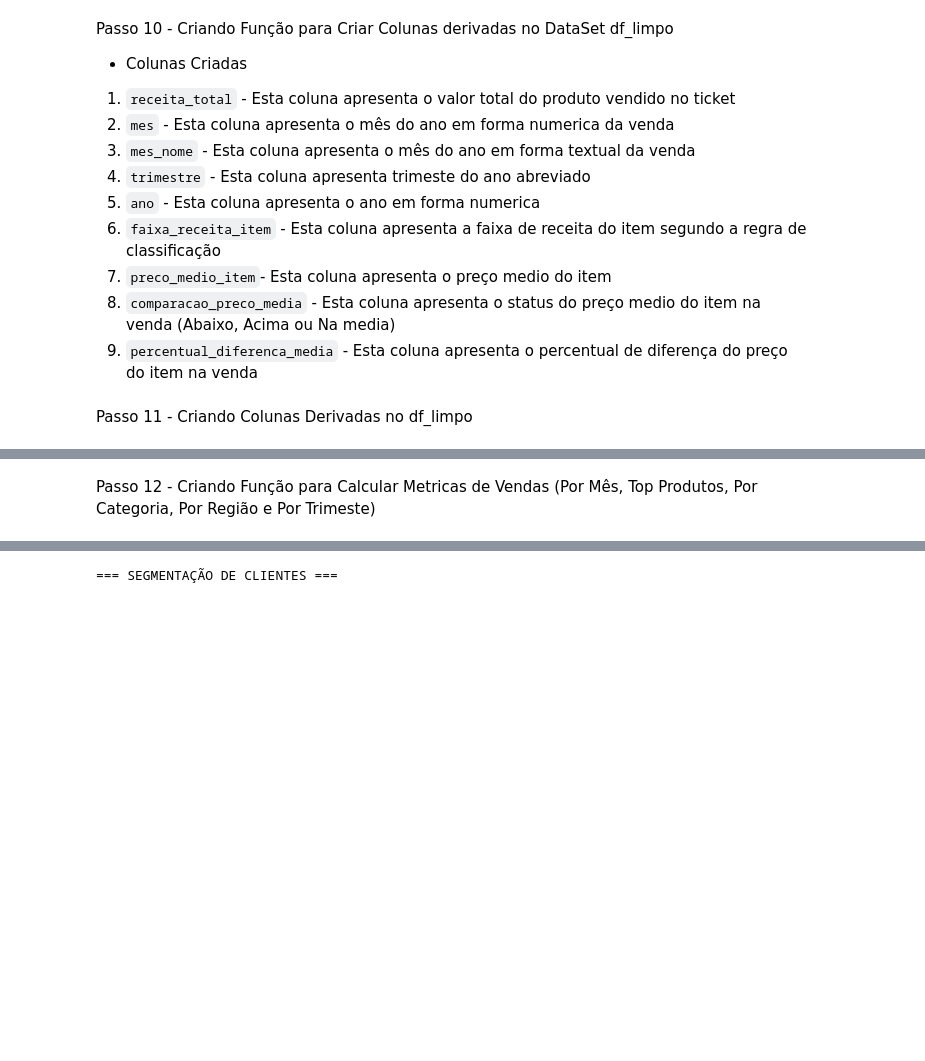
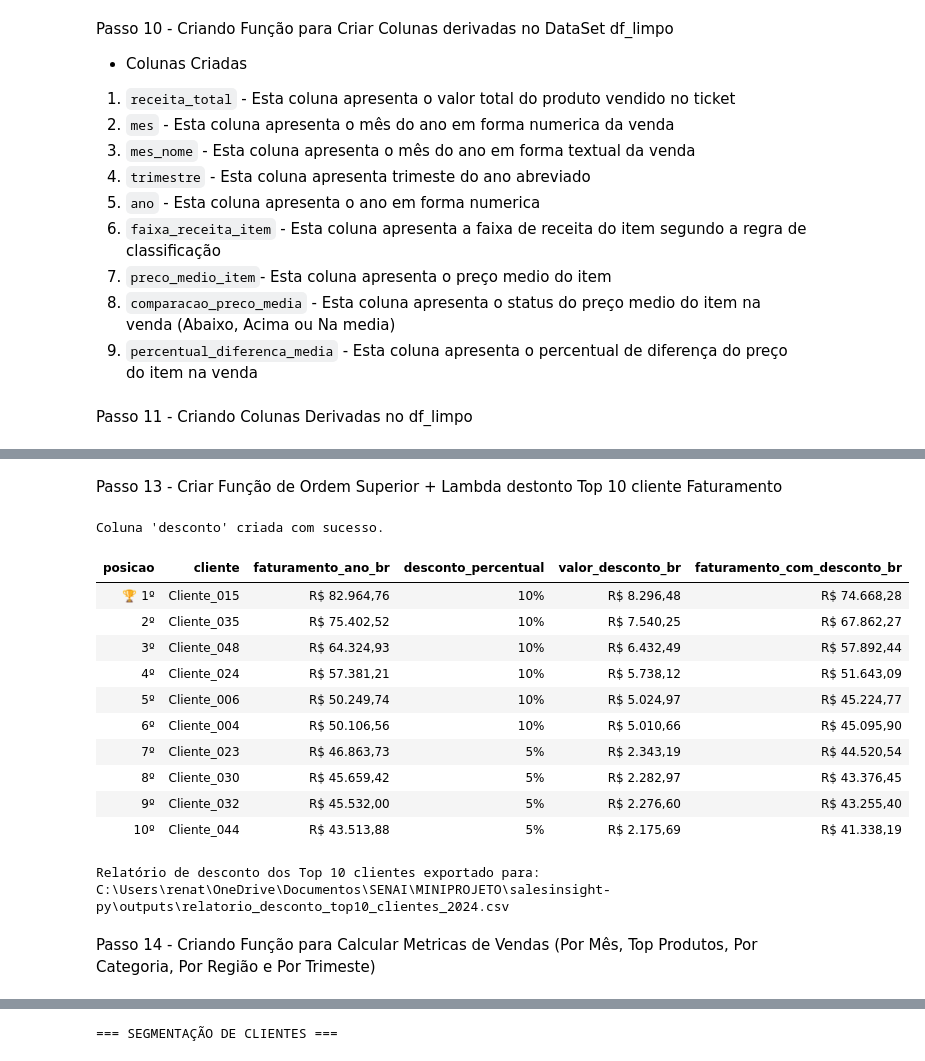
Before and after one commit to renatosadriano-debug/Analise-de-Vendas---salesinsight-py, a Jupyter notebook: salesinsight.ipynb, the cells around one changed output, grey strips where cells are left out. Cells and saved outputs as stored; diff of their text form; code cells hidden in the pictures; blank space fills up the shorter version.

Commit message:
feat/ nova funcionalidade relatorio top 10 clientes - organização de posição adequadada das celulas - correcao no codigo do main

```diff
--- a/salesinsight.ipynb
+++ b/salesinsight.ipynb
@@ -614,0 +983,2 @@ df_limpo = criar_colunas_derivadas(df_limpo)
+# %% [markdown]
+Passo 13 - Criar Função de Ordem Superior + Lambda destonto Top 10 cliente Faturamento
@@ -615,5 +1251,25 @@ df_limpo = criar_colunas_derivadas(df_limpo)
+# %%
+relatorio_desconto_top10_clientes_2024 = gerar_desconto_top10_clientes_df_limpo(
+    ano_referencia=2024,
+    pasta_outputs="outputs"
+)
+# %% [output]
+Coluna 'desconto' criada com sucesso.
+| posicao | cliente | faturamento_ano_br | desconto_percentual | valor_desconto_br | faturamento_com_desconto_br |
+| 🏆 1º | Cliente_015 | R$ 82.964,76 | 10% | R$ 8.296,48 | R$ 74.668,28 |
+| 2º | Cliente_035 | R$ 75.402,52 | 10% | R$ 7.540,25 | R$ 67.862,27 |
+| 3º | Cliente_048 | R$ 64.324,93 | 10% | R$ 6.432,49 | R$ 57.892,44 |
+| 4º | Cliente_024 | R$ 57.381,21 | 10% | R$ 5.738,12 | R$ 51.643,09 |
+| 5º | Cliente_006 | R$ 50.249,74 | 10% | R$ 5.024,97 | R$ 45.224,77 |
+| 6º | Cliente_004 | R$ 50.106,56 | 10% | R$ 5.010,66 | R$ 45.095,90 |
+| 7º | Cliente_023 | R$ 46.863,73 | 5% | R$ 2.343,19 | R$ 44.520,54 |
+| 8º | Cliente_030 | R$ 45.659,42 | 5% | R$ 2.282,97 | R$ 43.376,45 |
+| 9º | Cliente_032 | R$ 45.532,00 | 5% | R$ 2.276,60 | R$ 43.255,40 |
+| 10º | Cliente_044 | R$ 43.513,88 | 5% | R$ 2.175,69 | R$ 41.338,19 |
+Relatório de desconto dos Top 10 clientes exportado para:
+C:\Users\renat\OneDrive\Documentos\SENAI\MINIPROJETO\salesinsight-py\outputs\relatorio_desconto_top10_clientes_2024.csv
 # %% [markdown]
-Passo 12 - Criando Função para Calcular Metricas de Vendas (Por Mês, Top Produtos, Por Categoria, Por Região e Por Trimeste)
+Passo 14 - Criando Função para Calcular Metricas de Vendas (Por Mês, Top Produtos, Por Categoria, Por Região e Por Trimeste)
 # %%
 def calcular_metricas(df):
     """Calcula e retorna métricas agregadas do dataset."""
```
Also changed, not shown: parts of 29 cells of this notebook, 2 other files.
